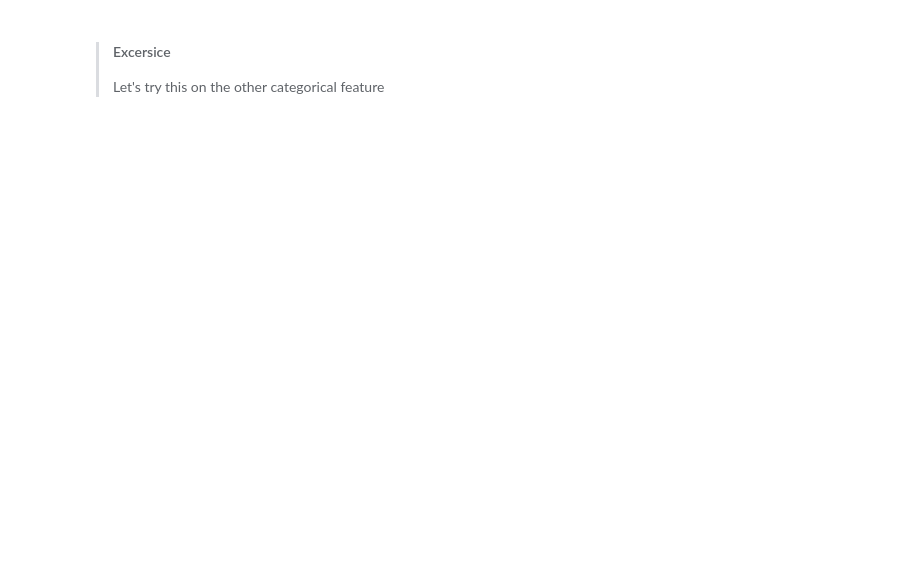
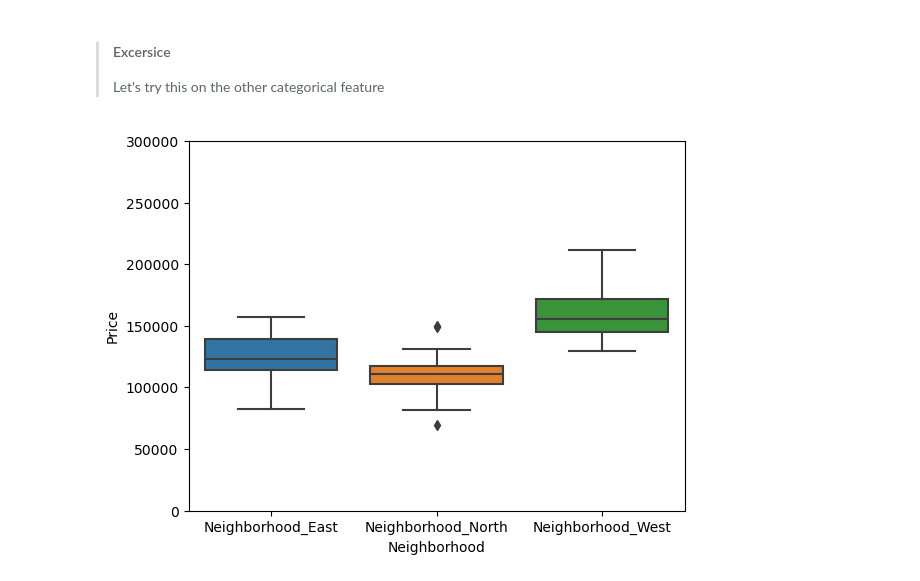
Before and after one commit to rdebullain/feature_engineering, a Jupyter notebook: Feature Engineering - Tutorial.ipynb, the cells around one changed output. Saved outputs shown, nothing was run; the diff lists cells and outputs as text; code cells hidden in the pictures; blank space fills up the shorter version.

```diff
--- a/Feature Engineering - Tutorial.ipynb
+++ b/Feature Engineering - Tutorial.ipynb
@@ -76,6 +76,23 @@ fig.axis(ymin=0, ymax=300000);
 # %% [markdown]
 > #### Excersice
 > Let's try this on the other categorical feature
+# %%
+# Melt the DataFrame
+df_melted = df_final.melt(id_vars='Price', value_vars=['Neighborhood_East', 'Neighborhood_North', 'Neighborhood_West'], var_name='Neighborhood', value_name='Value')
+
+# Filter out the rows where the boolean value is 'True'
+df_filtered = df_melted[df_melted['Value'] == True]
+
+# Create a boxplot
+sns.boxplot(x='Neighborhood', y='Price', data=df_filtered)
+
+# Set the y-axis limits
+plt.ylim(0, 300000)
+
+# Show the plot
+plt.show()
+# %% [output]
+[figure, added]
 # %%
 #Load Data
 df_final.to_csv('df_final.csv')
```
Also changed, not shown: parts of 3 cells of this notebook, 1 other file.
